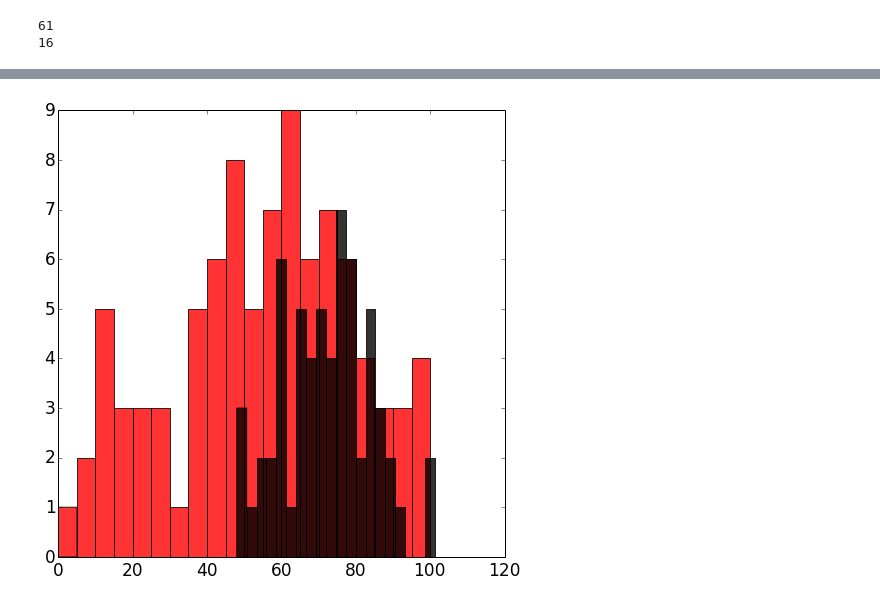
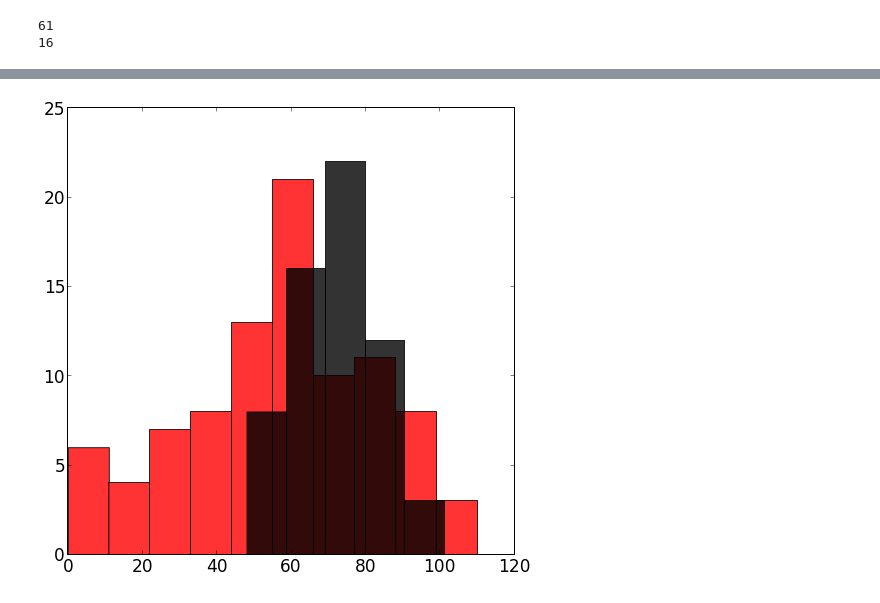
Before and after one commit to forero/CoursePerformance, a Jupyter notebook: src/analysis.ipynb, the cells around one changed output, grey strips where cells are left out. Saved outputs shown, nothing was run; the diff lists cells and outputs as text; code cells hidden in the pictures.

```diff
--- a/src/analysis.ipynb
+++ b/src/analysis.ipynb
@@ -118,8 +113,8 @@ scatter(p1_2014, p2_2014)
 # %%
-n, bins, patches = hist(0.5*(p2_2014 + p1_2014), 20, normed=0, color = 'red', alpha=0.8)
-n, bins, patches = hist(0.5*(p2 + p1 ), 20, normed=0, color = 'black', alpha=0.8)
+n, bins, patches = hist(0.5*(p2_2014 + p1_2014), 10, normed=0, color = 'red', alpha=0.8)
+n, bins, patches = hist(0.5*(p2 + p1 ), 5, normed=0, color = 'black', alpha=0.8)
 # %% [output]
-[figure, old version]
+[figure, new version]
 # %%
 ave = 0.5*(p2_2014 + p1_2014)
 print size(where(ave>50.0))
```
Also changed, not shown: parts of 10 cells of this notebook, 1 other file.
